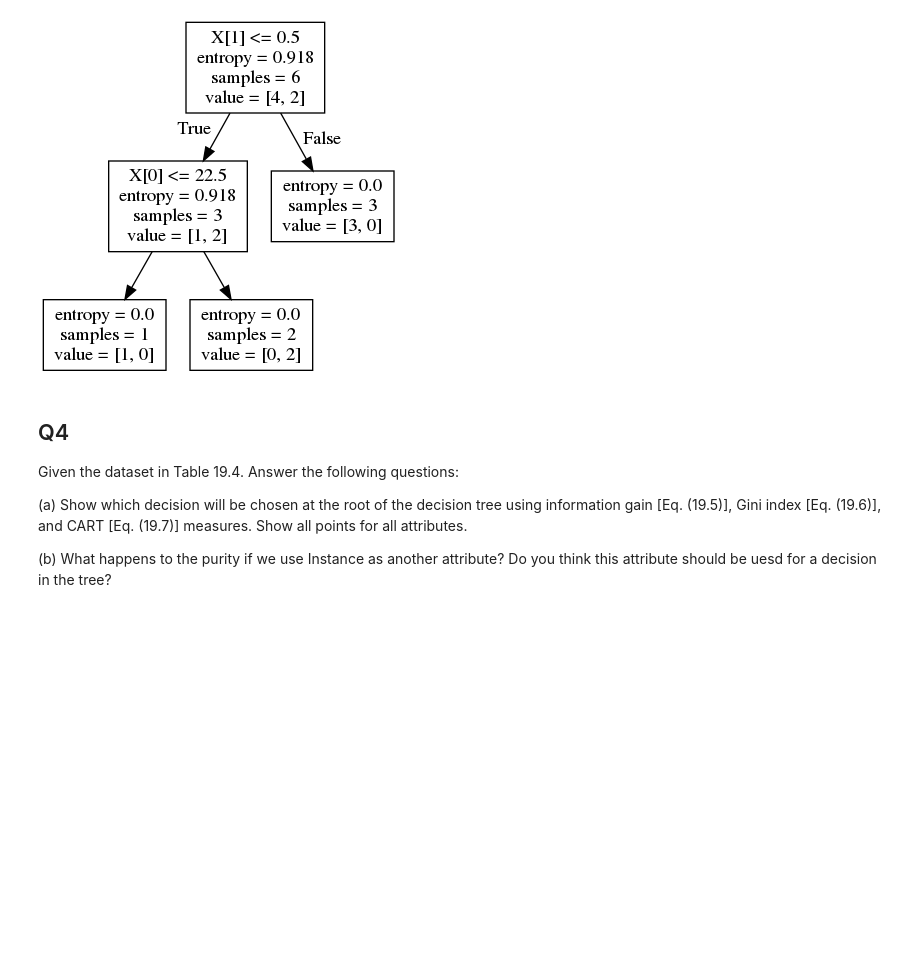
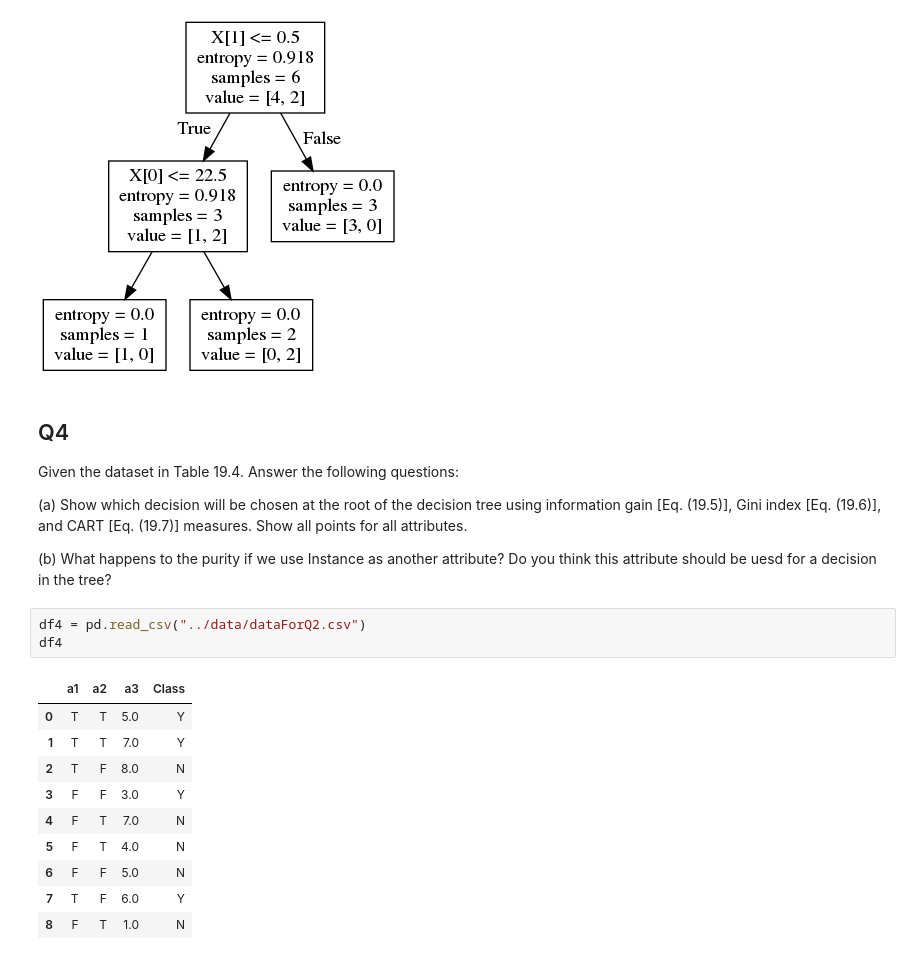
Before and after one commit to TatsukiSerizawa/lecture, a Jupyter notebook: intelliDevelop/homework5.ipynb, the cells around one changed output. Saved outputs shown, nothing was run; the diff lists cells and outputs as text; blank space fills up the shorter version.

```diff
--- a/intelliDevelop/homework5.ipynb
+++ b/intelliDevelop/homework5.ipynb
@@ -71,3 +77,17 @@ Given the dataset in Table 19.4. Answer the following questions:
 (a) Show which decision will be chosen at the root of the decision tree using information gain [Eq. (19.5)], Gini index [Eq. (19.6)], and CART [Eq. (19.7)] measures. Show all points for all attributes.
 
 (b) What happens to the purity if we use Instance as another attribute? Do you think this attribute should be uesd for a decision in the tree?
+# %%
+df4 = pd.read_csv("../data/dataForQ2.csv")
+df4
+# %% [output]
+|  | a1 | a2 | a3 | Class |
+| 0 | T | T | 5.0 | Y |
+| 1 | T | T | 7.0 | Y |
+| 2 | T | F | 8.0 | N |
+| 3 | F | F | 3.0 | Y |
+| 4 | F | T | 7.0 | N |
+| 5 | F | T | 4.0 | N |
+| 6 | F | F | 5.0 | N |
+| 7 | T | F | 6.0 | Y |
+| 8 | F | T | 1.0 | N |
```
Also changed, not shown: parts of 9 cells of this notebook.
